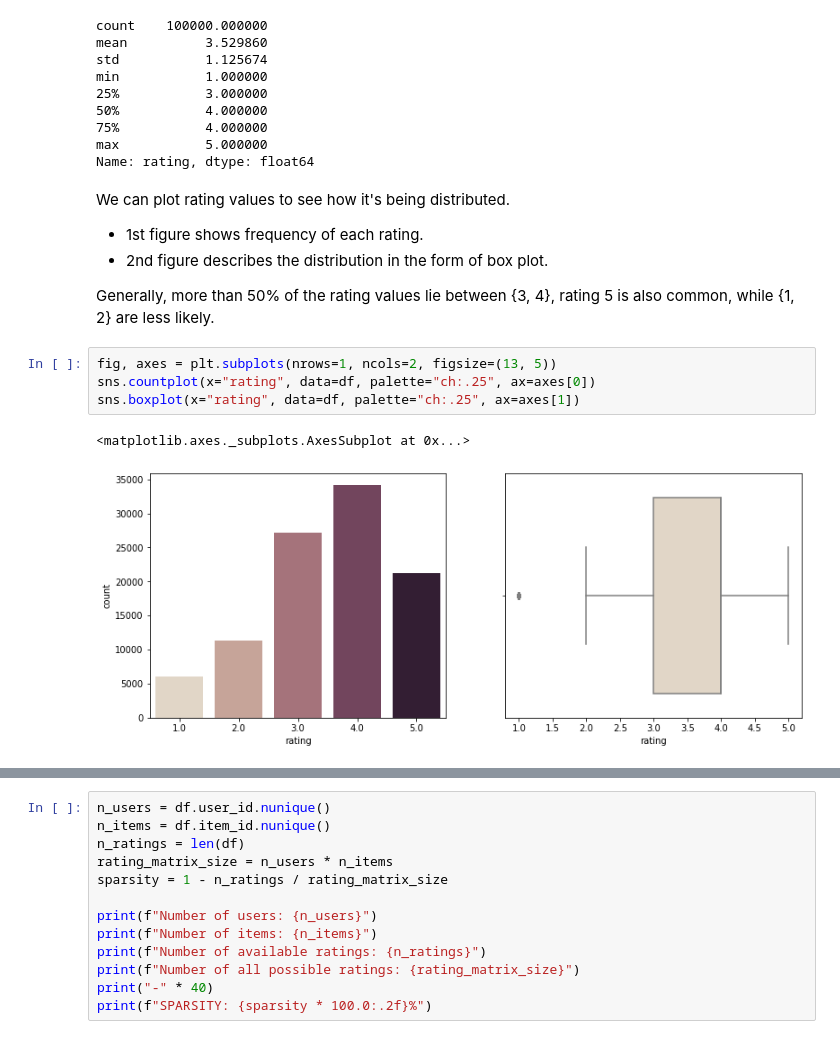
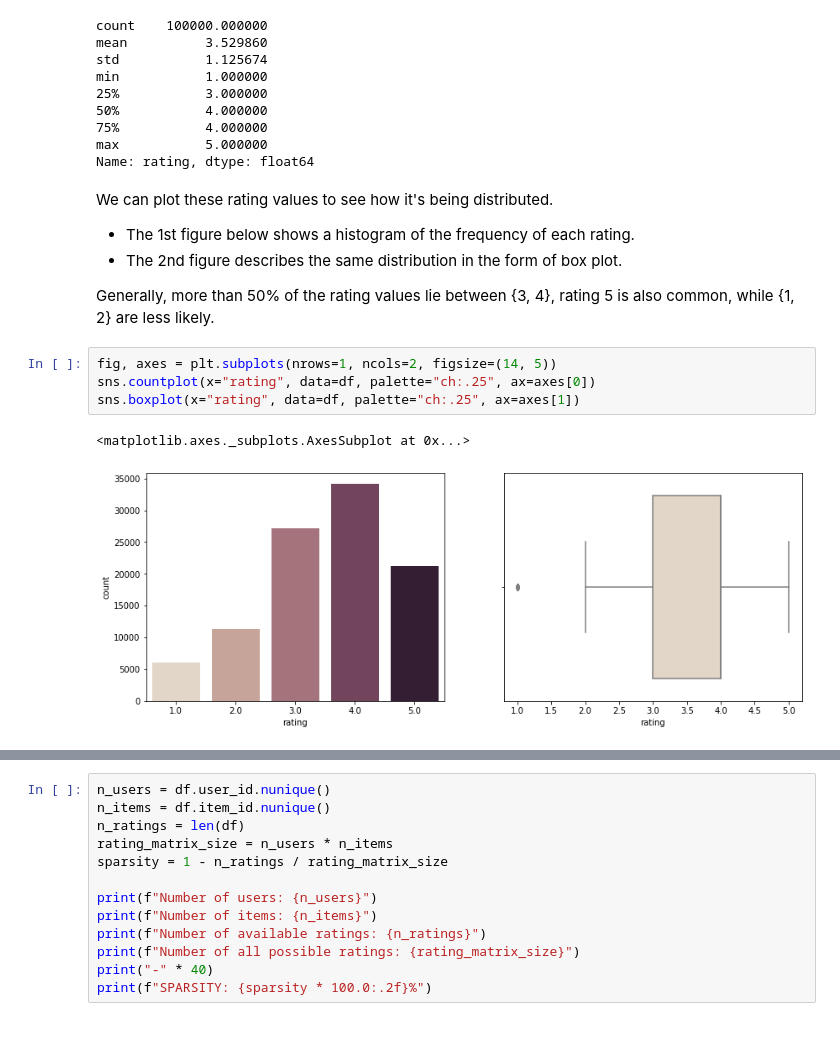
Before and after one commit to PreferredAI/tutorials, a Jupyter notebook: recommender-systems/01_intro.ipynb, the cells around one changed output, grey strips where cells are left out. Saved outputs shown, nothing was run; the diff lists cells and outputs as text.

```diff
--- a/recommender-systems/01_intro.ipynb
+++ b/recommender-systems/01_intro.ipynb
@@ -65,16 +78,16 @@ min           1.000000
 max           5.000000
 Name: rating, dtype: float64
 # %% [markdown]
-We can plot rating values to see how it's being distributed.
+We can plot these rating values to see how it's being distributed.
 
-*   1st figure shows frequency of each rating.
-*   2nd figure describes the distribution in the form of box plot.
+*   The 1st figure below shows a histogram of the frequency of each rating.
+*   The 2nd figure describes the same distribution in the form of box plot.
 
 Generally, more than 50% of the rating values lie between {3, 4}, rating 5 is also common, while {1, 2} are less likely.
 # %%
-fig, axes = plt.subplots(nrows=1, ncols=2, figsize=(13, 5))
+fig, axes = plt.subplots(nrows=1, ncols=2, figsize=(14, 5))
 sns.countplot(x="rating", data=df, palette="ch:.25", ax=axes[0])
 sns.boxplot(x="rating", data=df, palette="ch:.25", ax=axes[1])
 # %% [output]
 <matplotlib.axes._subplots.AxesSubplot at 0x...>
-[figure, old version]
+[figure, new version]
```
Also changed, not shown: parts of 15 cells of this notebook.
